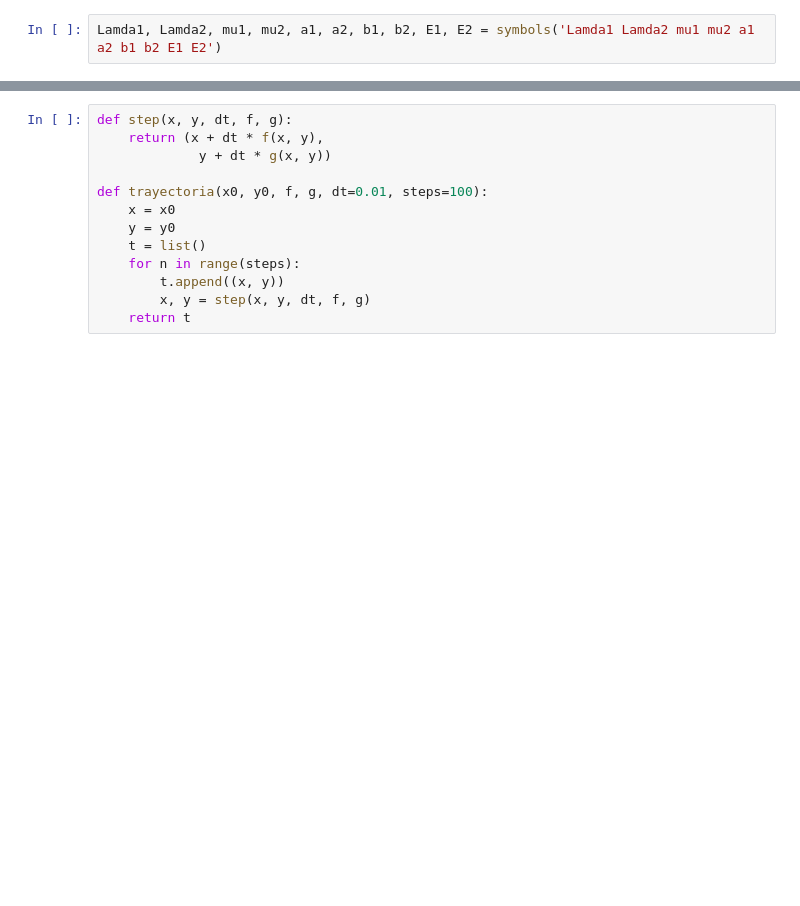
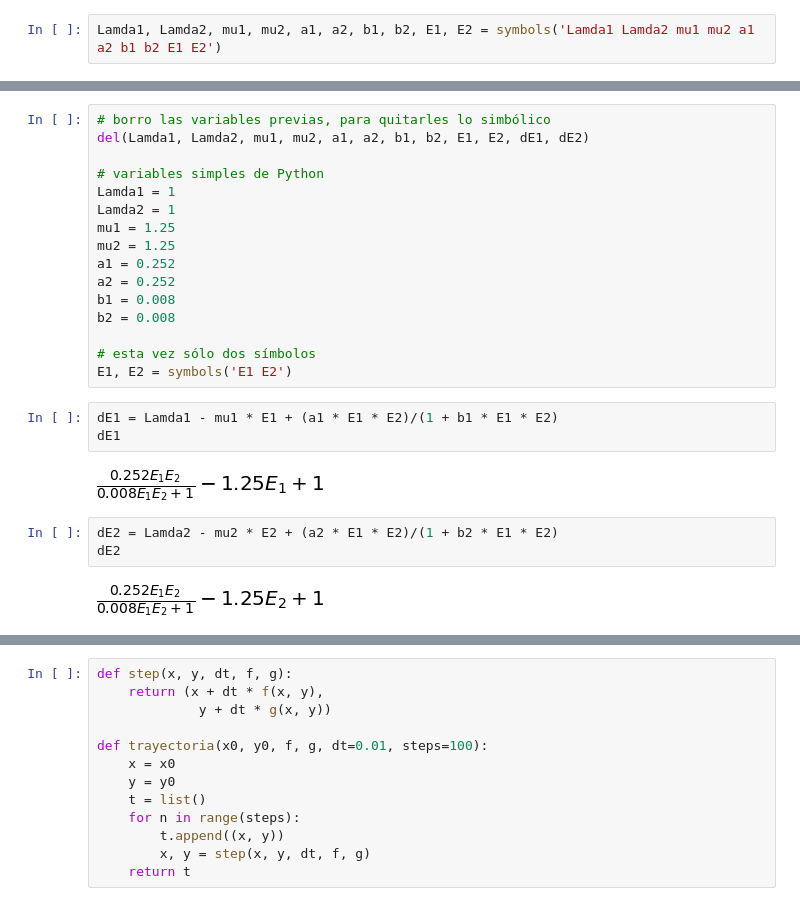
Before and after one commit to rgarcia-herrera/sistemas-dinamicos, a Jupyter notebook: human_immune.ipynb, the cells around one changed output, grey strips where cells are left out. Drawn from its saved outputs; the diff is of its cells as text; blank space fills up the shorter version.

```diff
--- a/human_immune.ipynb
+++ b/human_immune.ipynb
@@ -31,0 +75,26 @@ dE2
+# %%
+# borro las variables previas, para quitarles lo simbólico
+del(Lamda1, Lamda2, mu1, mu2, a1, a2, b1, b2, E1, E2, dE1, dE2)
+
+# variables simples de Python
+Lamda1 = 1
+Lamda2 = 1
+mu1 = 1.25
+mu2 = 1.25
+a1 = 0.252
+a2 = 0.252
+b1 = 0.008
+b2 = 0.008
+
+# esta vez sólo dos símbolos
+E1, E2 = symbols('E1 E2')
+# %%
+dE1 = Lamda1 - mu1 * E1 + (a1 * E1 * E2)/(1 + b1 * E1 * E2)
+dE1
+# %% [output]
+[figure, added]
+# %%
+dE2 = Lamda2 - mu2 * E2 + (a2 * E1 * E2)/(1 + b2 * E1 * E2)
+dE2
+# %% [output]
+[figure, added]
```
Also changed, not shown: parts of 30 cells of this notebook.
